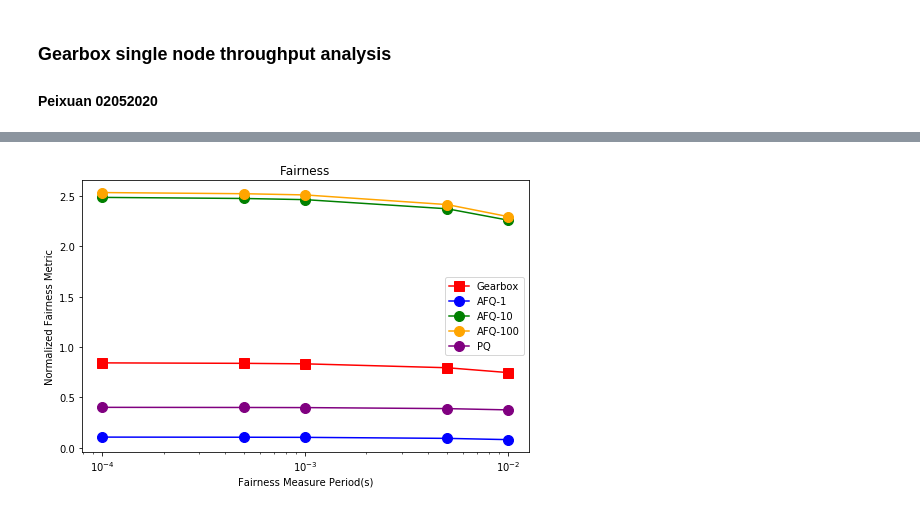
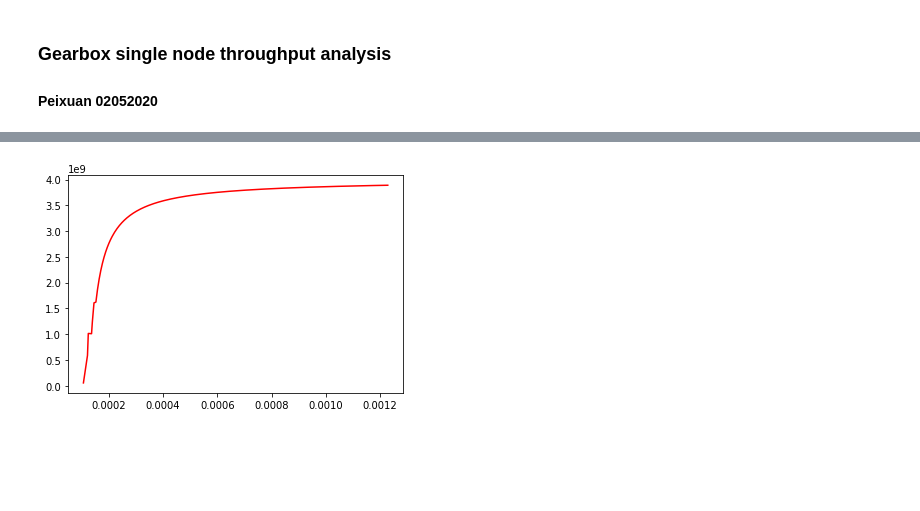
Before and after one commit to Peixuan670/HyLine, a Jupyter notebook: singlenode_bottleneck/notebook/Throughput_Analysis.ipynb, the cells around one changed output, grey strips where cells are left out. Cells and saved outputs as stored; diff of their text form; code cells hidden in the pictures; blank space fills up the shorter version.

Commit message:
Updated notebook combining Mengqi's and Lining's functions (Short-term th and queue size)

```diff
--- a/singlenode_bottleneck/notebook/Throughput_Analysis.ipynb
+++ b/singlenode_bottleneck/notebook/Throughput_Analysis.ipynb
@@ -113,10 +24,0 @@ def measure_fairness(raw_data_0, raw_data_1, raw_data_2, raw_data_3, period, ste
-# %%
-#df_out_tr = read_out_tr("/Users/peixuangao/Documents/NYU/Project/NS2/Hyline/Gearbox-Hyline/Hyline_singleNode/data/Gearbox/", "1_flow_single_node_Gearbox.tr")
-#df_out_tr = read_out_tr("/Users/peixuangao/Documents/NYU/Project/NS2/Hyline/Gearbox-Hyline/Hyline_singleNode/data/Gearbox/", "1_flow_single_node_DropTail.tr")
-#df_out_tr = read_out_tr("/Users/peixuangao/Documents/NYU/Project/NS2/Hyline/Gearbox-Hyline/Hyline_singleNode/data/AFQ10/", "1_flow_single_node_AFQ10.tr")
-#df_out_tr = read_out_tr("/Users/peixuangao/Documents/NYU/Project/NS2/Hyline/Gearbox-Hyline/Hyline_singleNode/data/AFQ100/", "1_flow_single_node_AFQ100.tr")
-df_out_tr = read_out_tr("/Users/peixuangao/Documents/NYU/Project/NS2/Hyline/Gearbox-Hyline/Hyline_singleNode/data/AFQ1000/", "1_flow_single_node_AFQ1000.tr")
-# %%
-#df_out_tr
-df_out_rec = get_receive_packets(df_out_tr)
-df_out_rec
@@ -164,2 +35,6 @@ df_out_rec
 # %%
-plt.plot(df_out_rec['time'], df_out_rec['data_amount']*8/(df_out_rec['time']-1.005595), color='red', label='average_th')
+# Not useful
+def plot_average_throughput(df_out_tr, start_time, node):
+    df_out_rec = get_received_packets(df_out_tr, node)
+    df_out_rec['data_amount'] = df_out_rec['pkt_size'].cumsum()
+    plt.plot(df_out_rec['time'], df_out_rec['data_amount']*8/(df_out_rec['time']-start_time), color='red', label='average_th')
@@ -554,20 +40,0 @@ No handles with labels found to put in legend.
-# %%
-plt.figure(figsize=(8,5))
-#plt.plot(x,y,"b--",linewidth=1)   #在当前绘图对象绘图（X轴，Y轴，蓝色虚线，线宽度）
-plt.xlabel("Fairness Measure Period(s)")
-plt.ylabel("Normalized Fairness Metric")
-plt.xscale('log')
-plt.title("Fairness")
-
-period_list = [0.0001, 0.0005, 0.001, 0.005, 0.01]
-line1 = plt.plot(period_list, average_fairness_HCS, color='red', marker='s', markersize = 10, label='Gearbox')
-line2 = plt.plot(period_list, average_fairness_AFQ10, color='blue', marker='o', markersize = 10, label='AFQ-1')
-line3 = plt.plot(period_list, average_fairness_AFQ100, color='green', marker='o', markersize = 10, label='AFQ-10')
-line4 = plt.plot(period_list, average_fairness_AFQ1000, color='orange', marker='o', markersize = 10, label='AFQ-100')
-line5 = plt.plot(period_list, average_fairness_PQ, color='purple', marker='o', markersize = 10, label='PQ')
-
-#plt.legend([line1, line2, line3, line4], loc='best')
-plt.legend(loc='best')
-plt.show()
-# %% [output]
-[figure, removed]
@@ -573,0 +119,6 @@ plt.show()
+# %%
+df_out_tr = read_out_tr("/home/ovs3/PeixuanGaoWorkspace/Hyline/HyLine/microbenchmark/ns2-simulation/06_single_flow_simulation/", "out.tr")
+# %%
+plot_average_throughput(df_out_tr, 0.0001, 5)
+# %% [output]
+[figure, added]
```
Also changed, not shown: parts of 33 cells of this notebook.
